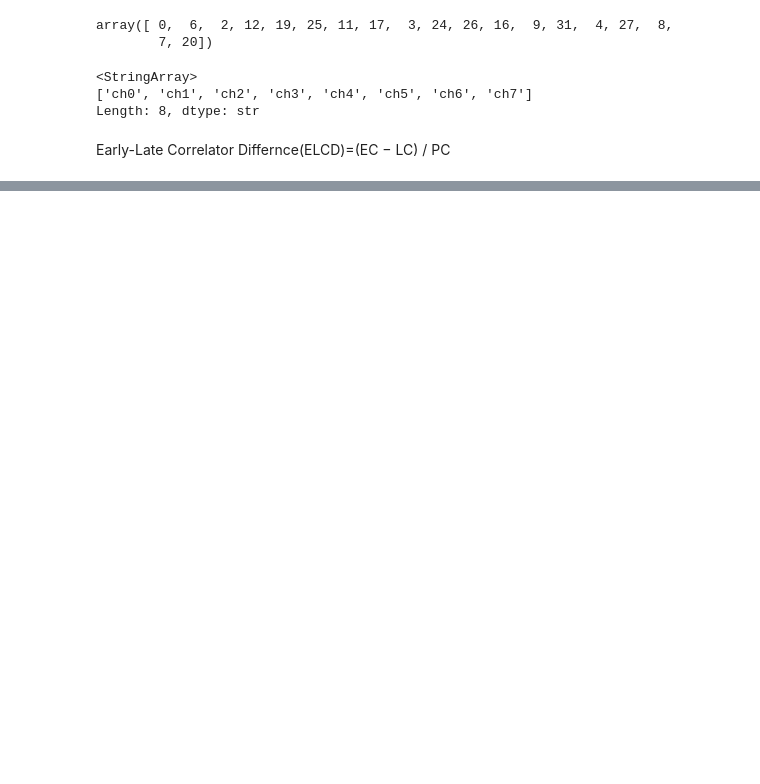
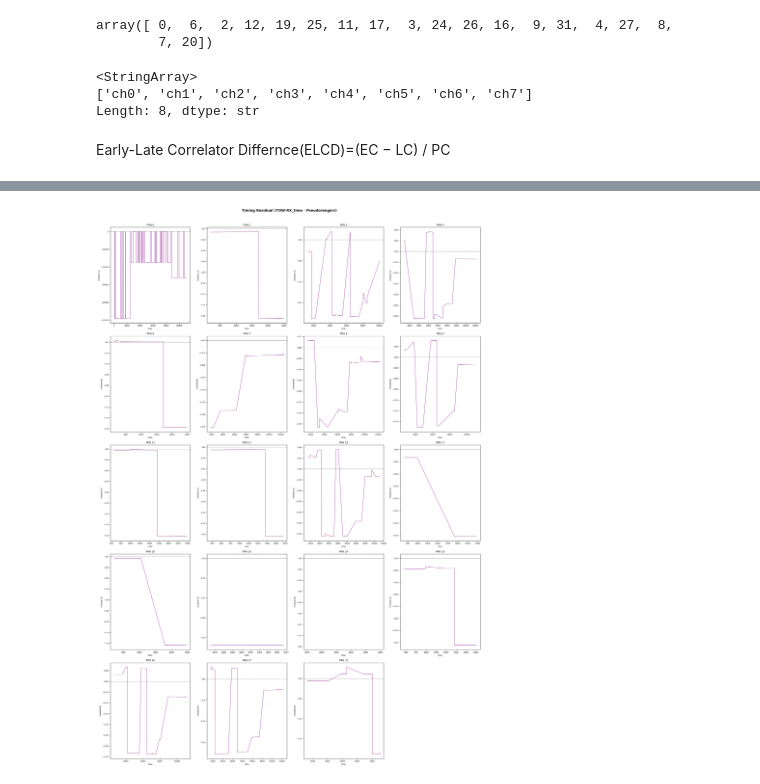
Before and after one commit to QyAkhil/gnss_spoofing_detection_system, a Jupyter notebook: notebooks/eda.ipynb, the cells around one changed output, grey strips where cells are left out. Cells and saved outputs as stored; diff of their text form; code cells hidden in the pictures; blank space fills up the shorter version.

```diff
--- a/notebooks/eda.ipynb
+++ b/notebooks/eda.ipynb
@@ -122,0 +185,34 @@ ValueError: Number of rows must be a positive integer, not 4.0
+# %%
+df['TOW_RX_diff'] = df['TOW'] - df['RX_time']
+# %%
+# Speed of light
+c = 299792458  # m/s
+
+df['TOW_RX_diff'] = df['TOW'] - df['RX_time']
+df['expected_propagation'] = df['Pseudorange_m'] / c
+prns = sorted(df['PRN'].dropna().unique())
+# The key feature — should be near zero for genuine signals
+df['timing_residual'] = df['TOW_RX_diff'] - df['expected_propagation']
+fig, axes = plt.subplots(len(prns)//4 + 1, 4, figsize=(20, len(prns)*1.5))
+axes = axes.flatten()
+
+for i, prn in enumerate(prns):
+    prn_df = df[df['PRN'] == prn].sort_values('time')
+    residual = prn_df['timing_residual']
+
+    ax = axes[i]
+    ax.plot(prn_df['time'], residual, linewidth=0.8, color='purple')
+    ax.axhline(0, color='black', linewidth=0.5, linestyle='--')  # zero reference
+    ax.set_title(f'PRN {int(prn)}', fontsize=9)
+    ax.set_xlabel('time', fontsize=7)
+    ax.set_ylabel('residual (s)', fontsize=7)
+    ax.tick_params(labelsize=6)
+
+for j in range(i+1, len(axes)):
+    axes[j].set_visible(False)
+
+plt.suptitle('Timing Residual (TOW-RX_time - Pseudorange/c)',fontsize=13, fontweight='bold', y=1.01)
+plt.tight_layout()
+plt.show()
+# %% [output]
+[figure, added]
```
Also changed, not shown: parts of 11 cells of this notebook, 2 other files.
